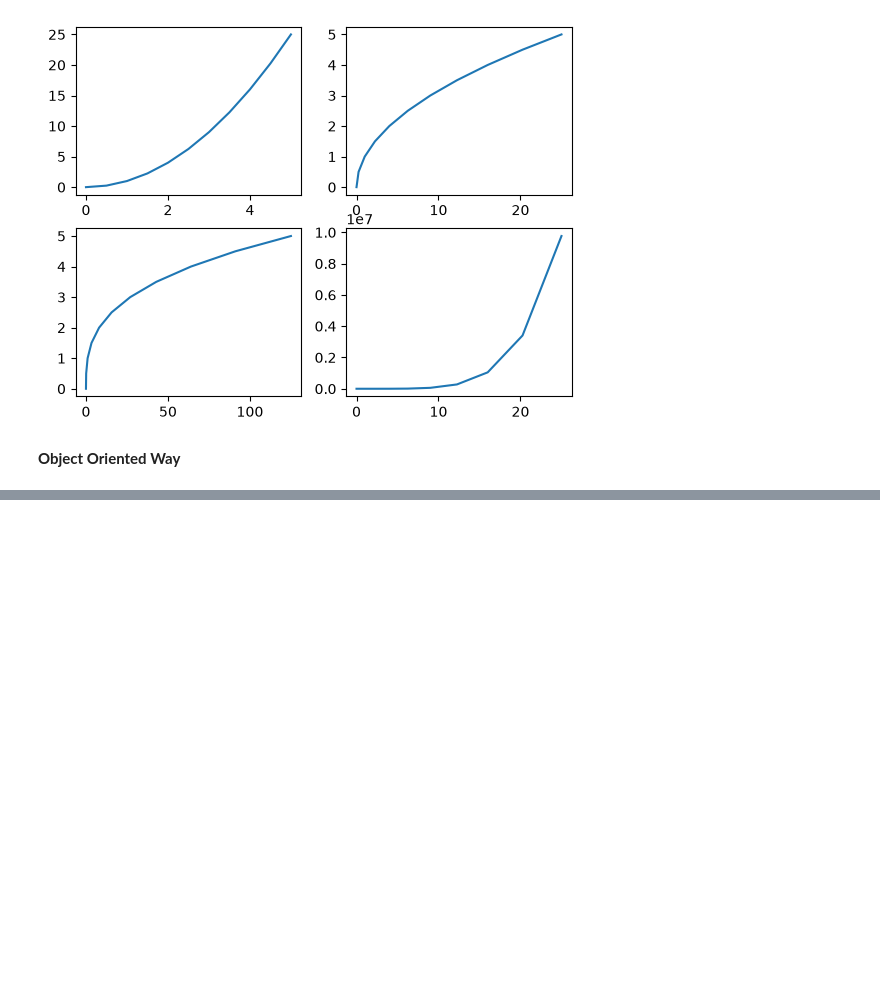
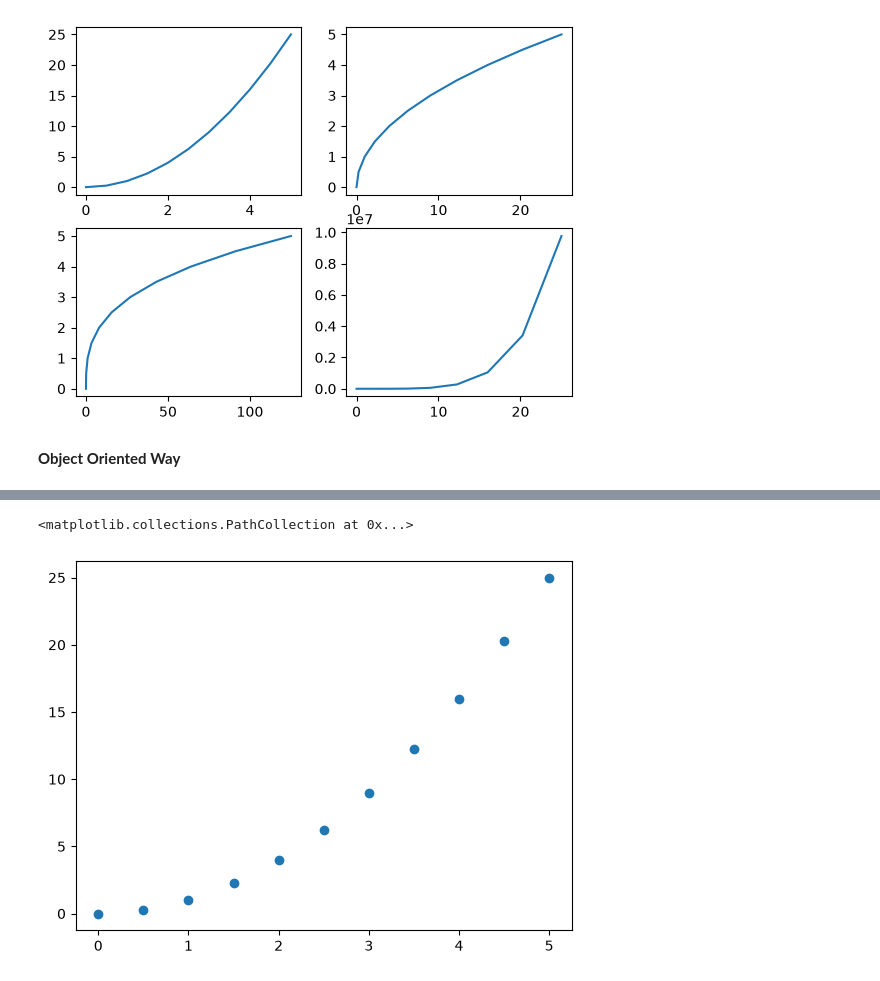
Before and after one commit to subhajit404/Data-Visulization, a Jupyter notebook: matplotlib.ipynb, the cells around one changed output, grey strips where cells are left out. Cells and saved outputs as stored; diff of their text form; code cells hidden in the pictures; blank space fills up the shorter version.

```diff
--- a/matplotlib.ipynb
+++ b/matplotlib.ipynb
@@ -60,0 +61,5 @@ axis2.plot(x,y)
+# %%
+plt.scatter(x,y)
+# %% [output]
+<matplotlib.collections.PathCollection at 0x...>
+[figure, added]
```
Also changed, not shown: parts of 6 cells of this notebook, 2 other files.
